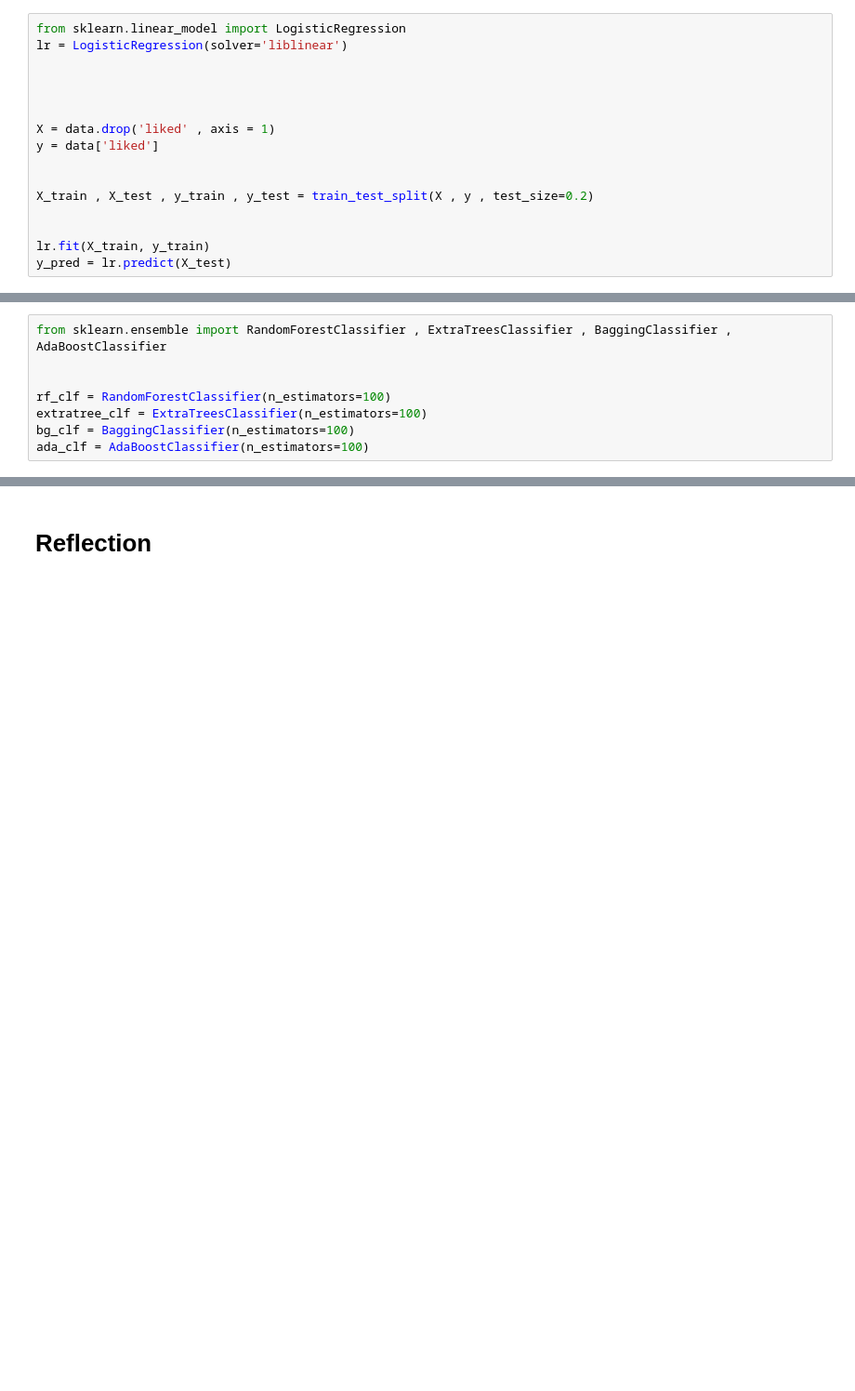
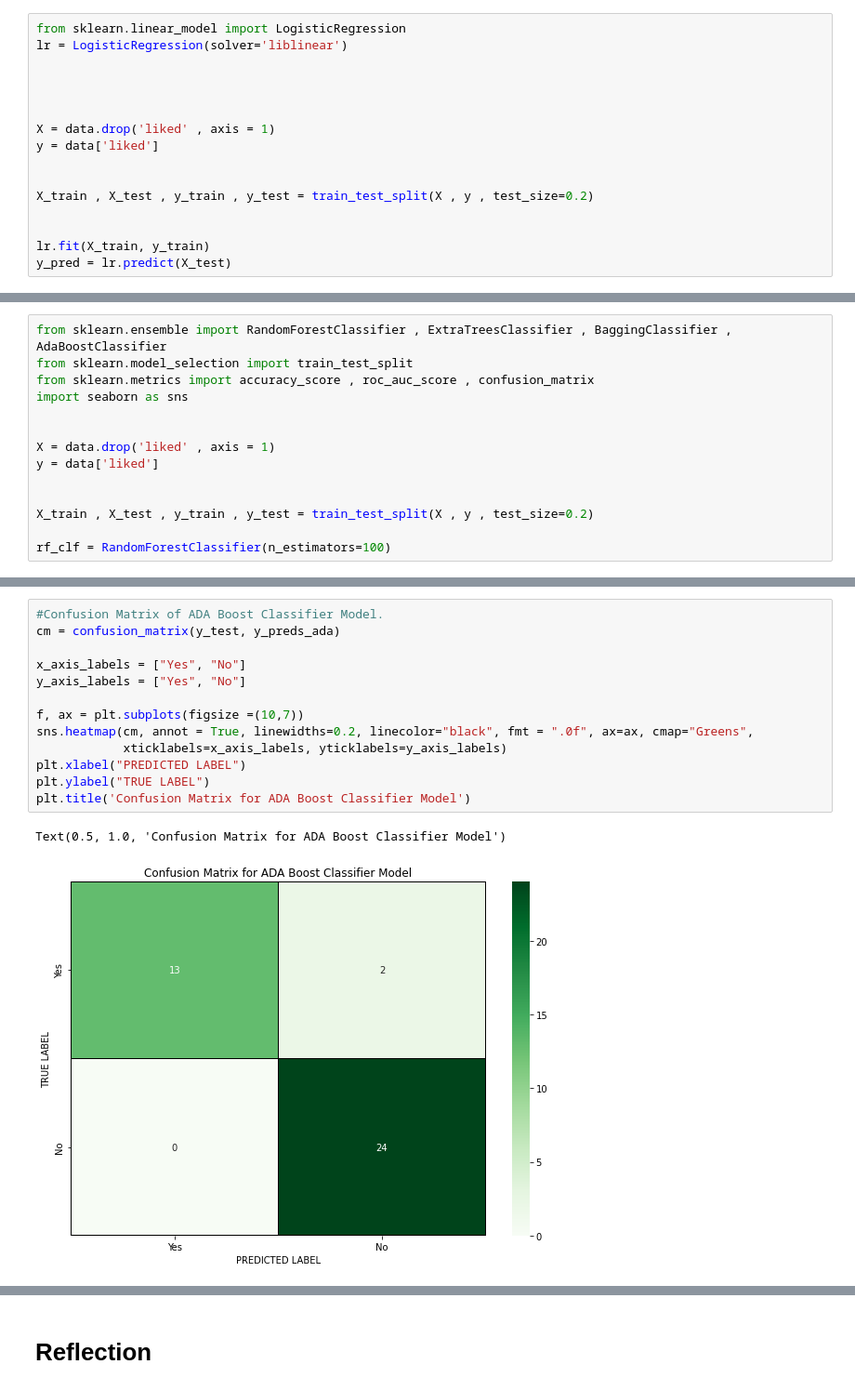
Before and after one commit to CS418/group-project-blackbox, a Jupyter notebook: Spotify.ipynb, the cells around one changed output, grey strips where cells are left out. Shown at 93% size. Drawn from its saved outputs; the diff is of its cells as text; blank space fills up the shorter version.

```diff
--- a/Spotify.ipynb
+++ b/Spotify.ipynb
@@ -541,8 +581,0 @@ Accuracy Score of the Logistic Regression Model 0.9444444444444444
-# %%
-from sklearn.ensemble import RandomForestClassifier , ExtraTreesClassifier , BaggingClassifier , AdaBoostClassifier
-
-
-rf_clf = RandomForestClassifier(n_estimators=100)
-extratree_clf = ExtraTreesClassifier(n_estimators=100)
-bg_clf = BaggingClassifier(n_estimators=100)
-ada_clf = AdaBoostClassifier(n_estimators=100)
@@ -580,0 +598,14 @@ ROC AUC Score of the AdaBoost Classifier Model 0.9705882352941176
+# %%
+from sklearn.ensemble import RandomForestClassifier , ExtraTreesClassifier , BaggingClassifier , AdaBoostClassifier
+from sklearn.model_selection import train_test_split
+from sklearn.metrics import accuracy_score , roc_auc_score , confusion_matrix
+import seaborn as sns
+
+
+X = data.drop('liked' , axis = 1)
+y = data['liked']
+
+
+X_train , X_test , y_train , y_test = train_test_split(X , y , test_size=0.2)
+
+rf_clf = RandomForestClassifier(n_estimators=100)
@@ -596,0 +656,16 @@ Text(0.5, 1.0, 'Confusion Matrix for Random Forest Classifier Model')
+# %%
+#Confusion Matrix of ADA Boost Classifier Model.
+cm = confusion_matrix(y_test, y_preds_ada)
+
+x_axis_labels = ["Yes", "No"]
+y_axis_labels = ["Yes", "No"]
+
+f, ax = plt.subplots(figsize =(10,7))
+sns.heatmap(cm, annot = True, linewidths=0.2, linecolor="black", fmt = ".0f", ax=ax, cmap="Greens",
+            xticklabels=x_axis_labels, yticklabels=y_axis_labels)
+plt.xlabel("PREDICTED LABEL")
+plt.ylabel("TRUE LABEL")
+plt.title('Confusion Matrix for ADA Boost Classifier Model')
+# %% [output]
+Text(0.5, 1.0, 'Confusion Matrix for ADA Boost Classifier Model')
+[figure, added]
```
Also changed, not shown: parts of 65 cells of this notebook.
